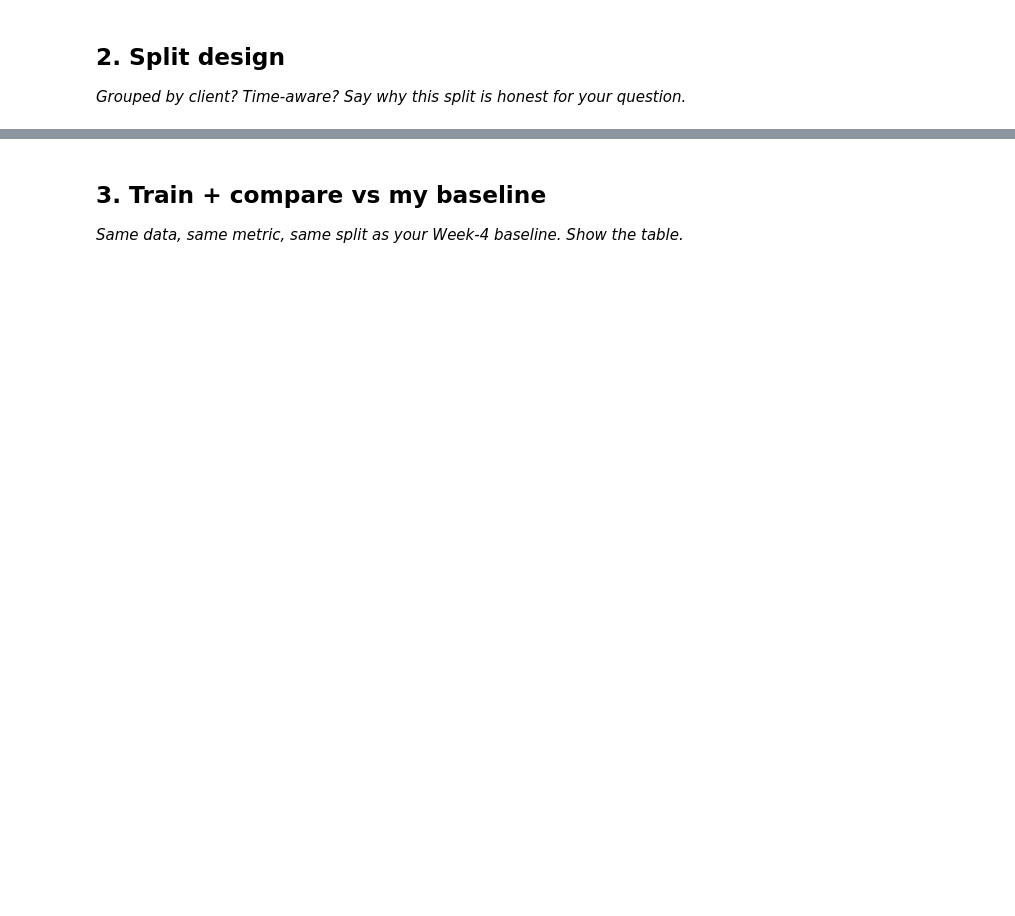
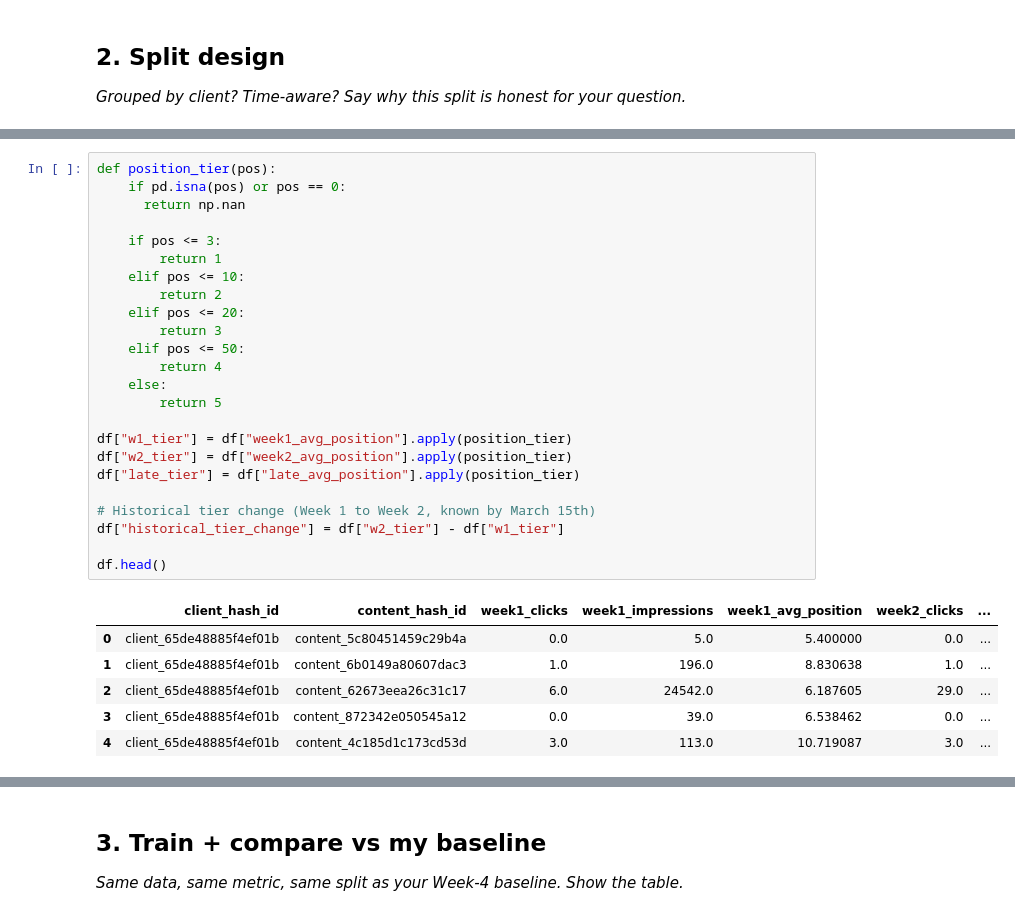
Before and after one commit to JasperOwen/flyrank-ml-internship, a Jupyter notebook: work/notebooks/w05_model.ipynb, the cells around one changed output, grey strips where cells are left out. Saved outputs shown, nothing was run; the diff lists cells and outputs as text; blank space fills up the shorter version.

```diff
--- a/work/notebooks/w05_model.ipynb
+++ b/work/notebooks/w05_model.ipynb
@@ -22,0 +116,31 @@ This skeleton is yours to fill. Work the sections **in order** — each one has
+# %%
+def position_tier(pos):
+    if pd.isna(pos) or pos == 0:
+      return np.nan
+
+    if pos <= 3:
+        return 1
+    elif pos <= 10:
+        return 2
+    elif pos <= 20:
+        return 3
+    elif pos <= 50:
+        return 4
+    else:
+        return 5
+
+df["w1_tier"] = df["week1_avg_position"].apply(position_tier)
+df["w2_tier"] = df["week2_avg_position"].apply(position_tier)
+df["late_tier"] = df["late_avg_position"].apply(position_tier)
+
+# Historical tier change (Week 1 to Week 2, known by March 15th)
+df["historical_tier_change"] = df["w2_tier"] - df["w1_tier"]
+
+df.head()
+# %% [output]
+|  | client_hash_id | content_hash_id | week1_clicks | week1_impressions | week1_avg_position | week2_clicks | ... |
+| 0 | client_65de48885f4ef01b | content_5c80451459c29b4a | 0.0 | 5.0 | 5.400000 | 0.0 | ... |
+| 1 | client_65de48885f4ef01b | content_6b0149a80607dac3 | 1.0 | 196.0 | 8.830638 | 1.0 | ... |
+| 2 | client_65de48885f4ef01b | content_62673eea26c31c17 | 6.0 | 24542.0 | 6.187605 | 29.0 | ... |
+| 3 | client_65de48885f4ef01b | content_872342e050545a12 | 0.0 | 39.0 | 6.538462 | 0.0 | ... |
+| 4 | client_65de48885f4ef01b | content_4c185d1c173cd53d | 3.0 | 113.0 | 10.719087 | 3.0 | ... |
```
Also changed, not shown: parts of 14 cells of this notebook.
